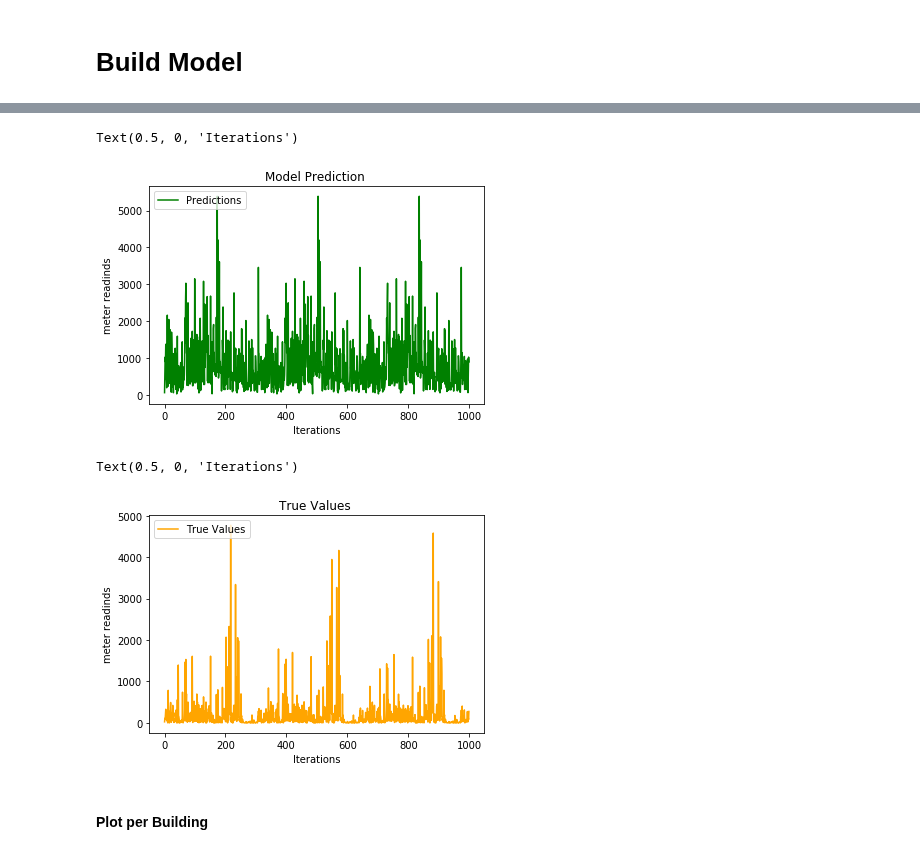
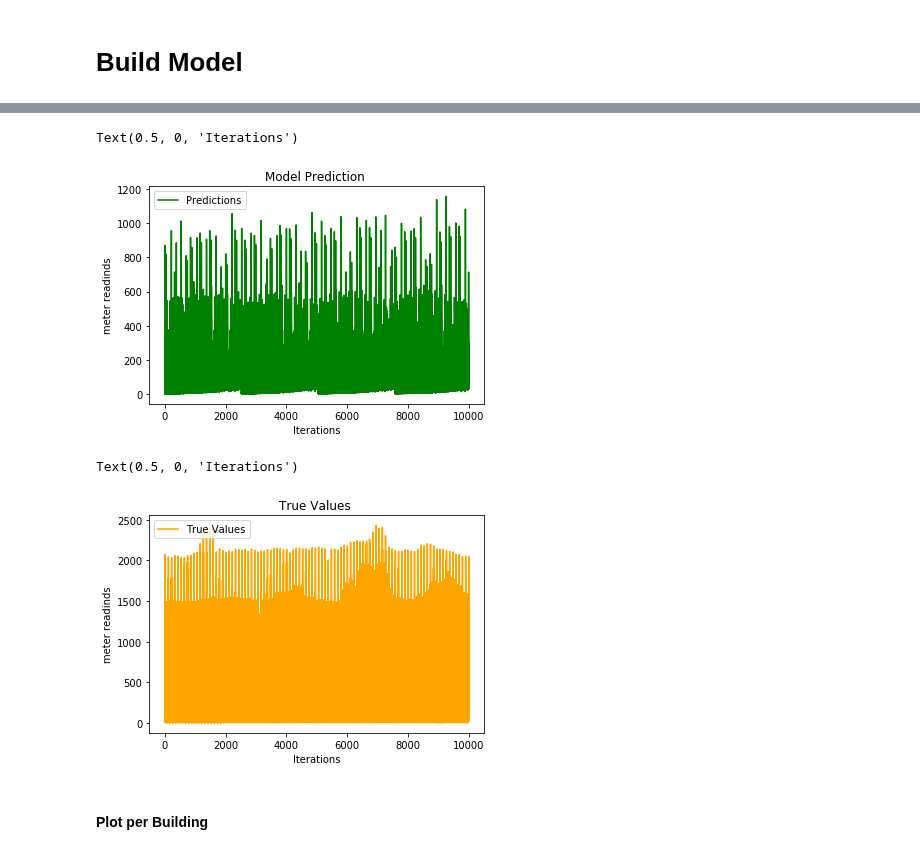
Before and after one commit to adderbyte/Energy_Prediction_Bot, a Jupyter notebook: Models/DNNLinearCombinedRegressor.ipynb, the cells around one changed output, grey strips where cells are left out. Cells and saved outputs as stored; diff of their text form; code cells hidden in the pictures.

```diff
--- a/Models/DNNLinearCombinedRegressor.ipynb
+++ b/Models/DNNLinearCombinedRegressor.ipynb
@@ -313,3 +338,9 @@ def _parse_csv_row2(*vals):
 
 
     return features
+# %%
+# test data path
+testpath= BASE_DIR + cfg['cleanedtest']['TargetDir']
+testDataName= cfg['cleanedtest']['testFeatureSet']
+testName = cfg['cleanedtest']['testData']
+testzero =  cfg['cleanedtest']['testDatasetName']
@@ -316,3 +356,15 @@ def _parse_csv_row2(*vals):
+# %%
+local_learn = True
+# %%
+# execute this once , LLOCAL learn variable ensure it does not execute 2ce to save time
+# set local_learn in cell above to true to run again
+# increase testpoints to collect more datapoints
+if local_learn:
+    testpoints = 10000
+    prototype_data = pd.read_csv(testpath + testName,nrows=testpoints)
+    prototype_data.to_csv('prototype_data.csv',index=None)
+else:
+    local_learn = False
 # %%
 # function to serve the data set
 def load_data2(*filename,fn = _parse_csv_row2):
@@ -348,5 +395,12 @@ true_values=pd.read_csv('meter1Test.csv',header=None)[0].values
+# %%
+# upload true meter reADINGS
+#true_readings = pd.read_csv(testpath + testzero)
+true_readings = pd.read_csv(testpath + testzero,nrows=testpoints)
+
+
+del true_readings['Unnamed: 0']
 # %%
-plt.plot(pred,"-g" ,label='Predictions')
+plt.plot(predictions,"-g" ,label='Predictions')
 #plt.plot(true_values, "-r",label='True Values')
 plt.legend(loc="upper left")
 plt.title('Model Prediction ')
@@ -354,16 +408,16 @@ plt.ylabel('meter readinds')
 plt.xlabel('Iterations')
 # %% [output]
 Text(0.5, 0, 'Iterations')
-[figure, old version]
+[figure, new version]
 # %%
 #plt.plot(predictions,"-g" ,label='Predictions')
-plt.plot(true_values, "-r",label='True Values',color='orange')
+plt.plot(true_readings.meter_reading, "-r",label='True Values',color='orange')
 plt.legend(loc="upper left")
 plt.title('True Values ')
 plt.ylabel('meter readinds')
 plt.xlabel('Iterations')
 # %% [output]
 Text(0.5, 0, 'Iterations')
-[figure, old version]
+[figure, new version]
 # %% [markdown]
 #### Plot per Building
```
Also changed, not shown: parts of 28 cells of this notebook, 1 other file.
